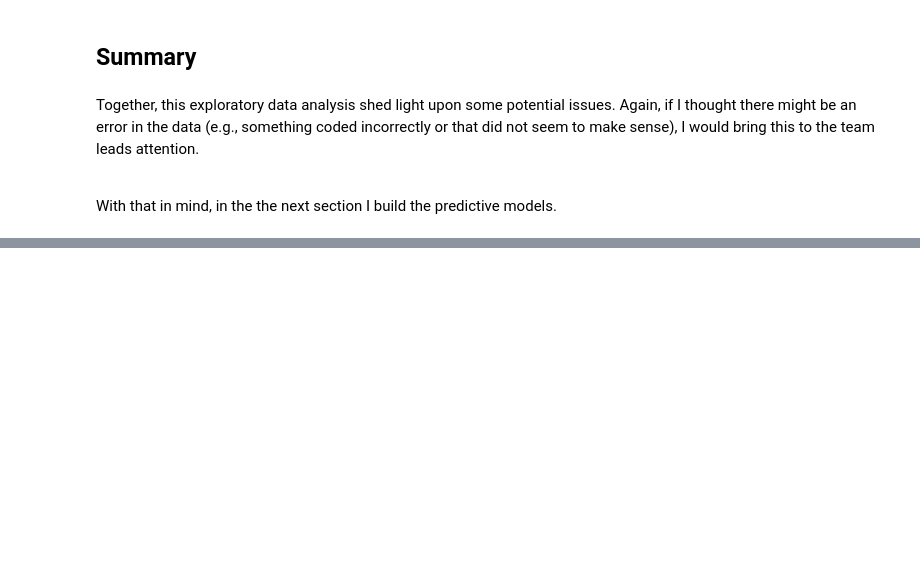
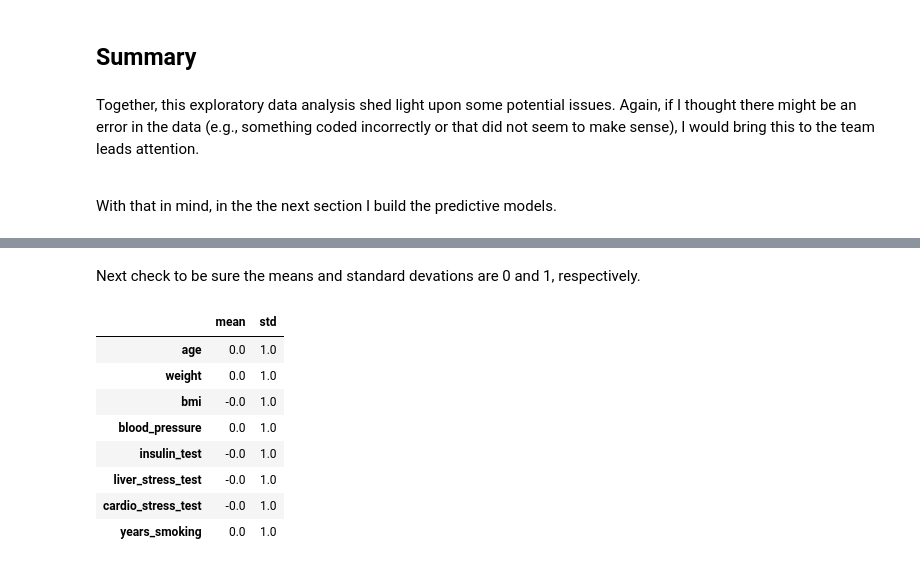
Before and after one commit to donaldRwilliams/notebook, a Jupyter notebook: notebook.ipynb, the cells around one changed output, grey strips where cells are left out. Saved outputs shown, nothing was run; the diff lists cells and outputs as text; code cells hidden in the pictures; blank space fills up the shorter version.

```diff
--- a/notebook.ipynb
+++ b/notebook.ipynb
@@ -43,9 +42,9 @@ pd.DataFrame(files_in_directory)
 # %% [markdown]
 With the file location in the `listdir` in hand, I now import the training and test datasets, after which I begin exploring the data by first checking the `shape` of the datasets and the number of features.
 # %%
-training_data = pd.read_excel("notebook/" + files_in_directory[0])
+training_data = pd.read_excel("notebook/" + files_in_directory[1])
 
-test_data = pd.read_excel("notebook/" + files_in_directory[1])
+test_data = pd.read_excel("notebook/" + files_in_directory[0])
 # %% [markdown]
 # Exploratory Data Analysis
 # %% [markdown]
@@ -397,0 +242,20 @@ array([0.75151449, 0.17614   , 0.40551455, 0.03945275, 0.19615176,
+# %% [markdown]
+Next check to be sure the means and standard devations are 0 and 1, respectively.
+# %%
+scale_check = pd.concat([np.round(X_train_scaled.mean(), 5), X_train_scaled.std()],
+                        axis =1,
+                        ignore_index = True)
+
+scale_check.columns = ["mean", "std"]
+
+scale_check
+# %% [output]
+|  | mean | std |
+| age | 0.0 | 1.0 |
+| weight | 0.0 | 1.0 |
+| bmi | -0.0 | 1.0 |
+| blood_pressure | 0.0 | 1.0 |
+| insulin_test | -0.0 | 1.0 |
+| liver_stress_test | -0.0 | 1.0 |
+| cardio_stress_test | -0.0 | 1.0 |
+| years_smoking | 0.0 | 1.0 |
```
Also changed, not shown: parts of 56 cells of this notebook.
